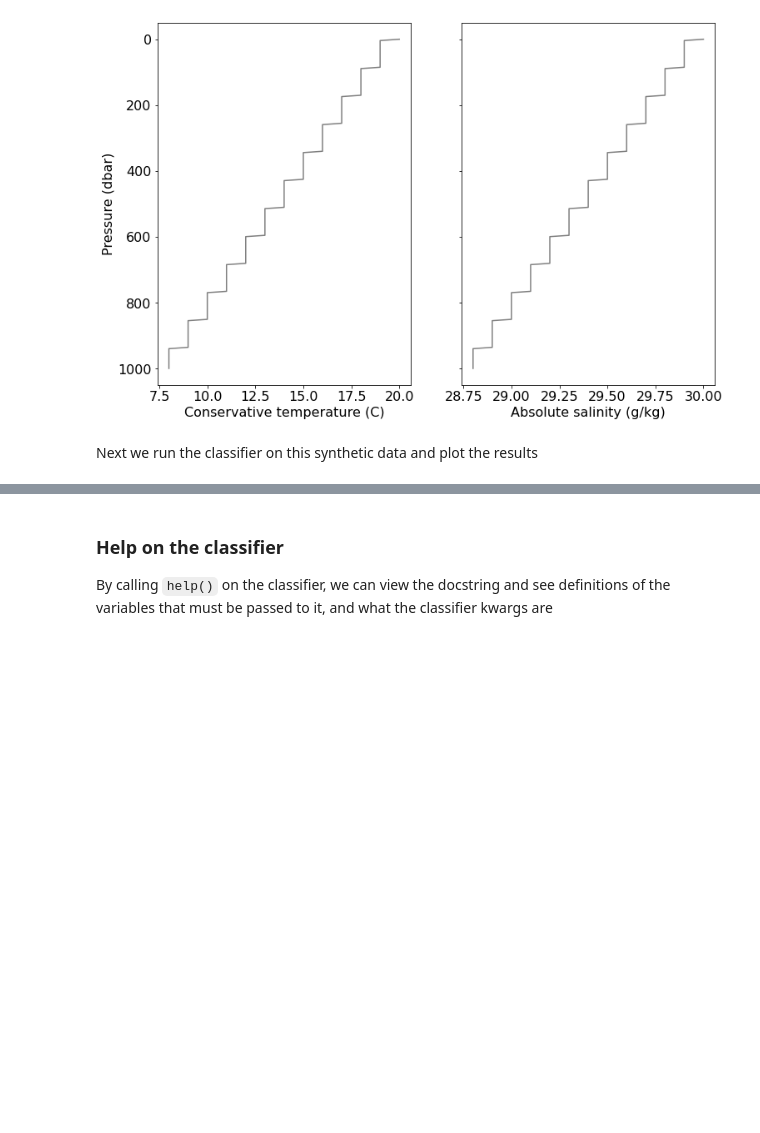
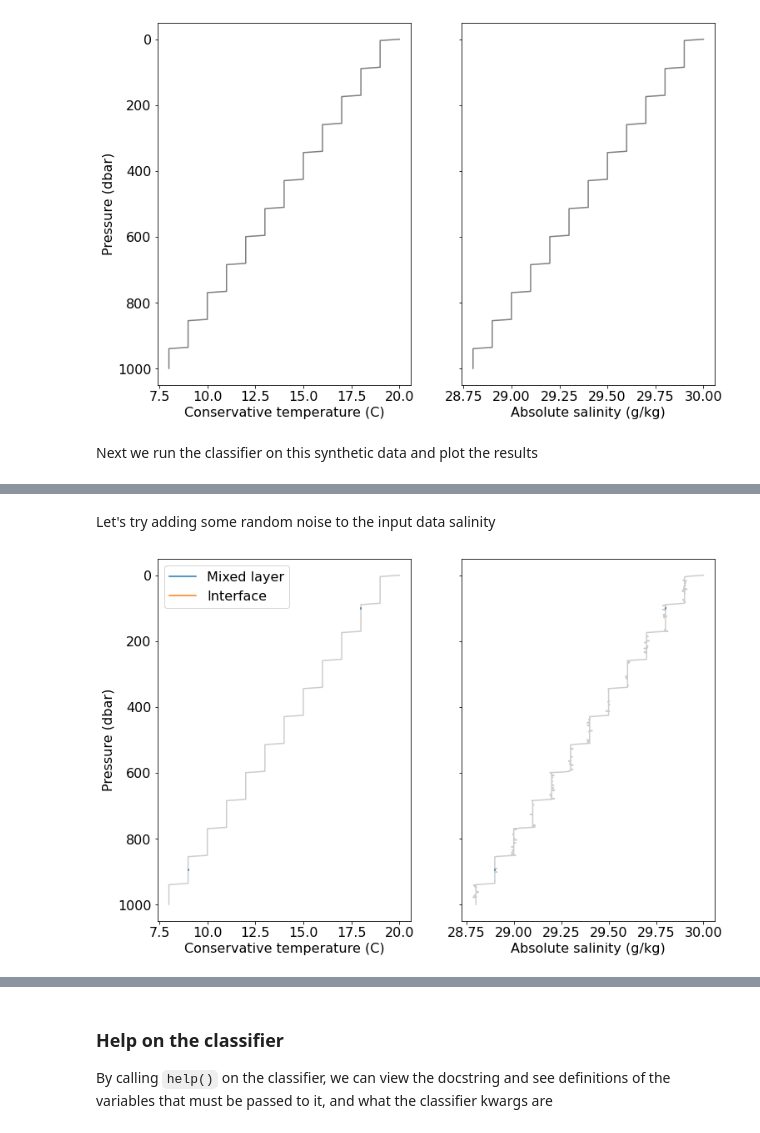
Before and after one commit to callumrollo/thermohaline-steps, a Jupyter notebook: demo.ipynb, the cells around one changed output, grey strips where cells are left out. Drawn from its saved outputs; the diff is of its cells as text; code cells hidden in the pictures; blank space fills up the shorter version.

```diff
--- a/demo.ipynb
+++ b/demo.ipynb
@@ -58,0 +72,26 @@ ax[0].invert_yaxis()
+# %%
+def classify_test_data(p, ct, sa, temp_flag_only=False):
+    df, mixes, grads = classify_staircase(p, ct, sa, temp_flag_only=temp_flag_only)
+    fig, ax = plt.subplots(1,2, figsize=(12,8), sharey="row")
+    ax = ax.ravel()
+    ax[0].plot(ct, p, color="k", alpha=0.2)
+    ax[0].set(xlabel="Conservative temperature (C)", ylabel="Pressure (dbar)")
+    ax[1].plot(sa, p, color="k", alpha=0.2)
+    ax[1].set(xlabel="Absolute salinity (g/kg)")
+
+    ax[0].plot(np.ma.array(df.ct, mask=df['mixed_layer_final_mask']), df.p, color='C0', label="Mixed layer")
+    ax[0].plot(np.ma.array(df.ct, mask=df['gradient_layer_final_mask']), df.p, color='C1', label="Interface")
+    ax[1].plot(np.ma.array(df.sa, mask=df['mixed_layer_final_mask']), df.p, color='C0')
+    ax[1].plot(np.ma.array(df.sa, mask=df['gradient_layer_final_mask']), df.p, color='C1')
+
+    ax[0].legend()
+    ax[0].invert_yaxis()
+# %% [markdown]
+Let's try adding some random noise to the input data salinity
+# %%
+arr_len = len(p_in)
+rand_sample_a = (np.random.random(arr_len) - 0.5) * np.random.randint(2, size=arr_len) * np.random.randint(2, size=arr_len)  * np.random.randint(2, size=arr_len)
+sa_noise = sa_in + 0.03 * rand_sample_a
+classify_test_data(p_in, ct_in, sa_noise)
+# %% [output]
+[figure, added]
```
Also changed, not shown: parts of 13 cells of this notebook.
